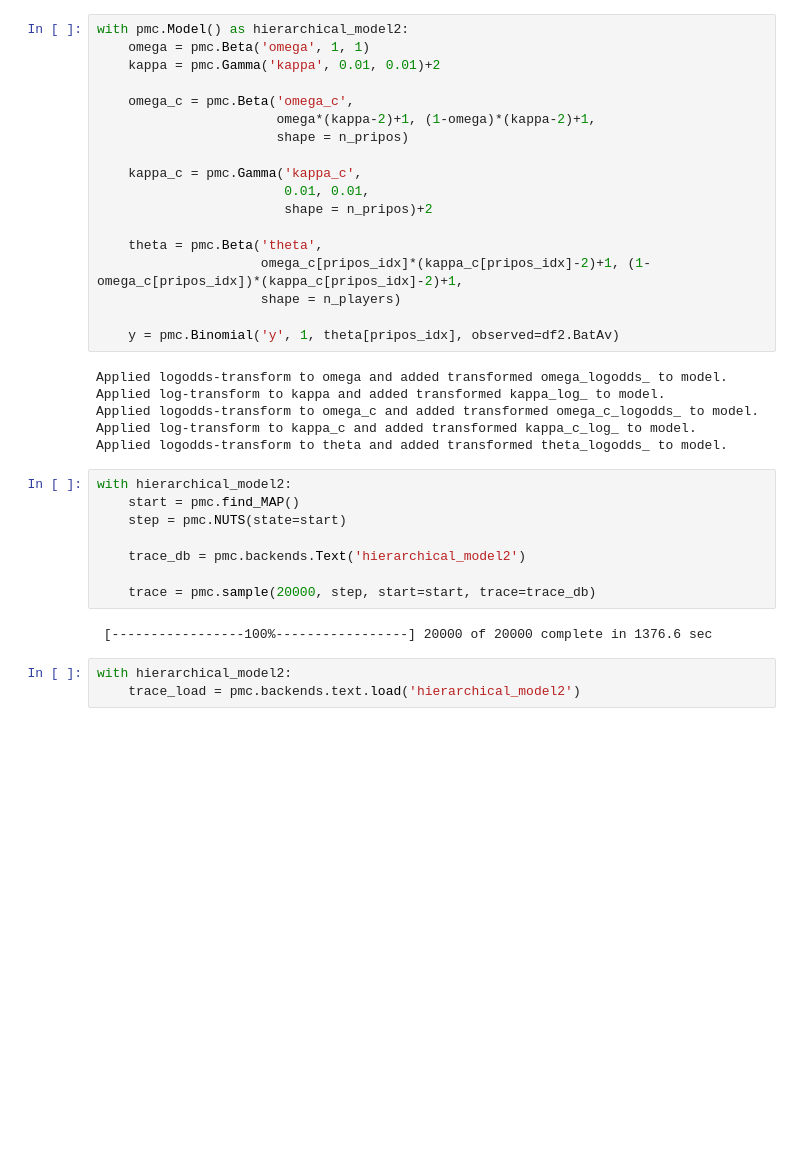
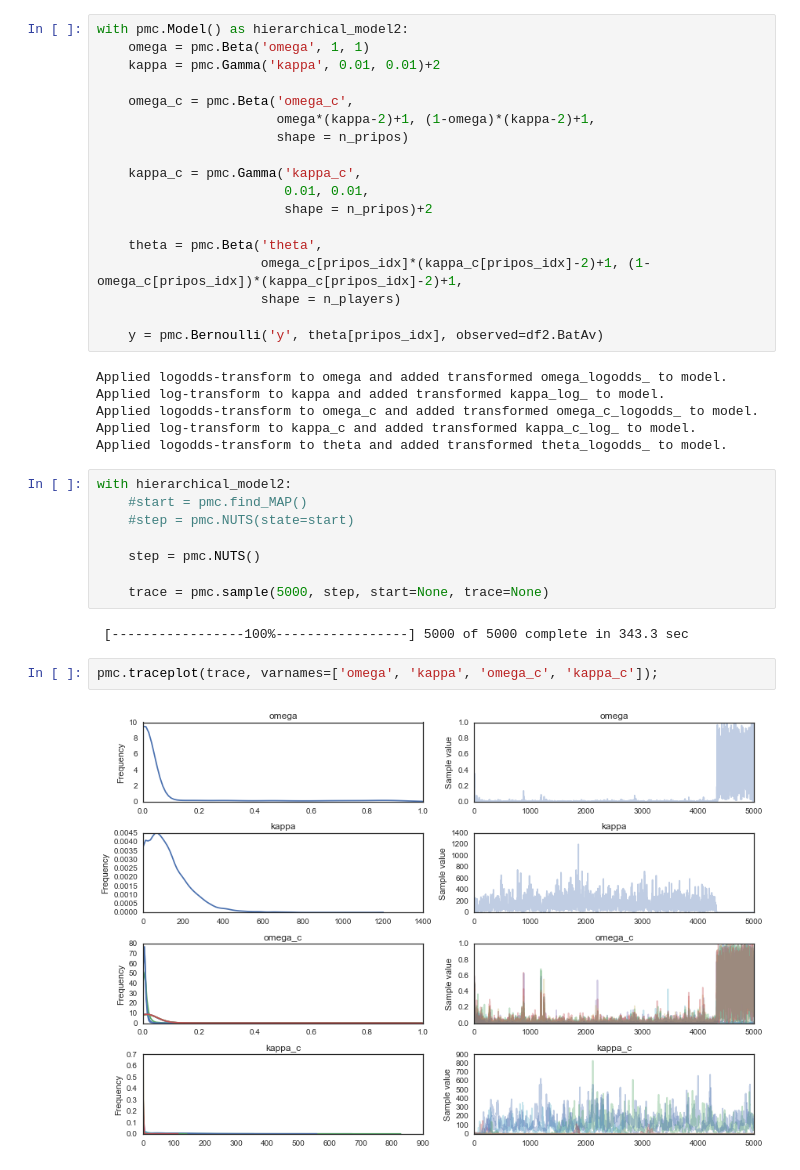
Before and after one commit to JWarmenhoven/DBDA-python, a Jupyter notebook: Notebooks/Chapter 9.ipynb, the cells around one changed output. Cells and saved outputs as stored; diff of their text form; blank space fills up the shorter version.

```diff
--- a/Notebooks/Chapter 9.ipynb
+++ b/Notebooks/Chapter 9.ipynb
@@ -240,7 +241,7 @@ with pmc.Model() as hierarchical_model2:
                      omega_c[pripos_idx]*(kappa_c[pripos_idx]-2)+1, (1-omega_c[pripos_idx])*(kappa_c[pripos_idx]-2)+1,
                      shape = n_players)
 
-    y = pmc.Binomial('y', 1, theta[pripos_idx], observed=df2.BatAv)
+    y = pmc.Bernoulli('y', theta[pripos_idx], observed=df2.BatAv)
 # %% [output]
 Applied logodds-transform to omega and added transformed omega_logodds_ to model.
 Applied log-transform to kappa and added transformed kappa_log_ to model.
@@ -249,15 +250,16 @@ Applied log-transform to kappa_c and added transformed kappa_c_log_ to model.
 Applied logodds-transform to theta and added transformed theta_logodds_ to model.
 # %%
 with hierarchical_model2:
-    start = pmc.find_MAP()
-    step = pmc.NUTS(state=start)
+    #start = pmc.find_MAP()
+    #step = pmc.NUTS(state=start)
 
-    trace_db = pmc.backends.Text('hierarchical_model2')
+    step = pmc.NUTS()
 
-    trace = pmc.sample(20000, step, start=start, trace=trace_db)
+    trace = pmc.sample(5000, step, start=None, trace=None)
 # %% [output]
- [-----------------100%-----------------] 20000 of 20000 complete in 1376.6 sec
+ [-----------------100%-----------------] 5000 of 5000 complete in 343.3 sec
-# %%
-with hierarchical_model2:
-    trace_load = pmc.backends.text.load('hierarchical_model2')
+# %%
+pmc.traceplot(trace, varnames=['omega', 'kappa', 'omega_c', 'kappa_c']);
+# %% [output]
+[figure, added]
 # %%
```
Also changed, not shown: parts of 7 cells of this notebook, 1 other file.
